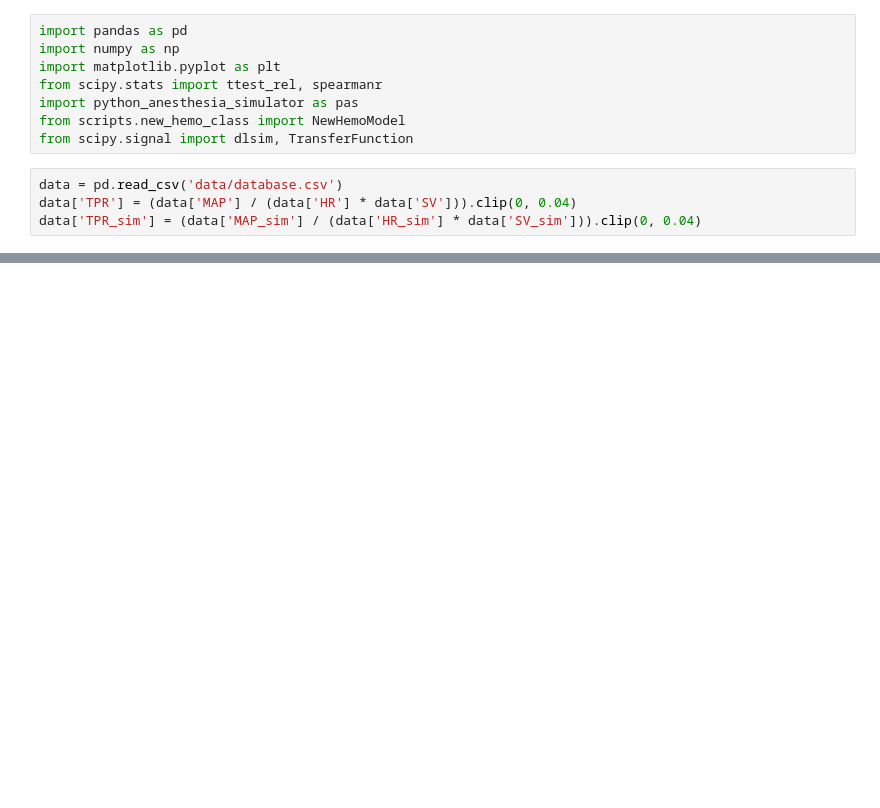
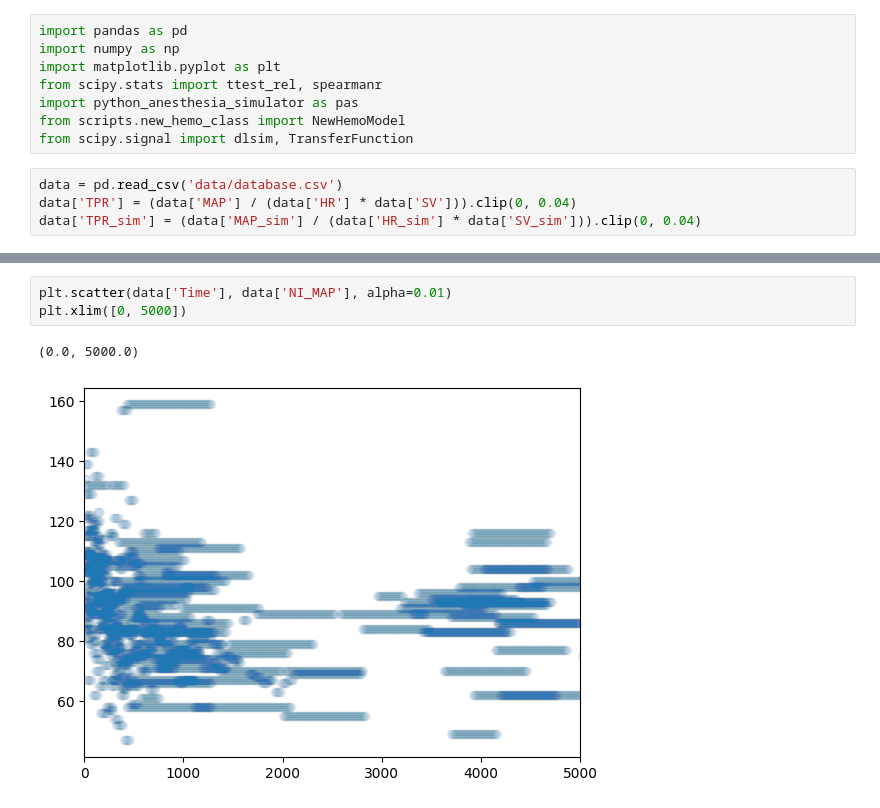
Before and after one commit to AnesthesiaSimulation/stimuli_effect_identification, a Jupyter notebook: scripts/disturbance_vdb.ipynb, the cells around one changed output, grey strips where cells are left out. Cells and saved outputs as stored; diff of their text form; blank space fills up the shorter version.

```diff
--- a/scripts/disturbance_vdb.ipynb
+++ b/scripts/disturbance_vdb.ipynb
@@ -211,0 +176,6 @@ plt.show()
+# %%
+plt.scatter(data['Time'], data['NI_MAP'], alpha=0.01)
+plt.xlim([0, 5000])
+# %% [output]
+(0.0, 5000.0)
+[figure, added]
```
Also changed, not shown: parts of 10 cells of this notebook, 4 other files.
